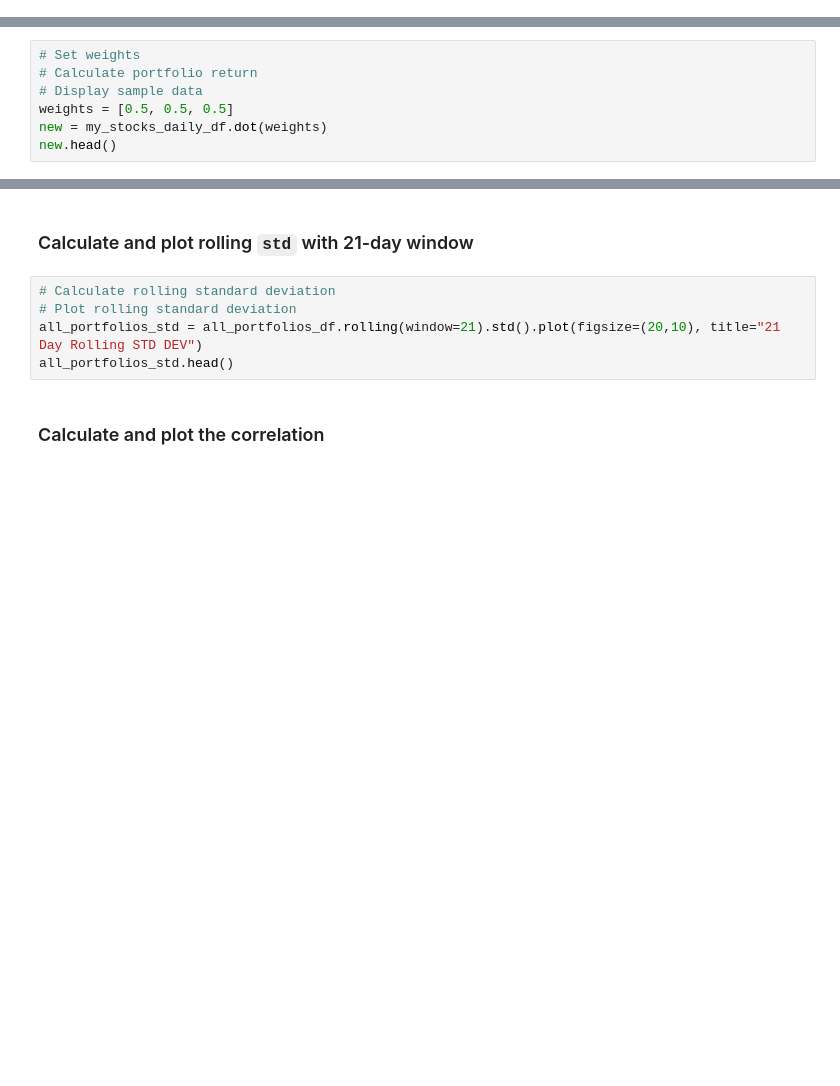
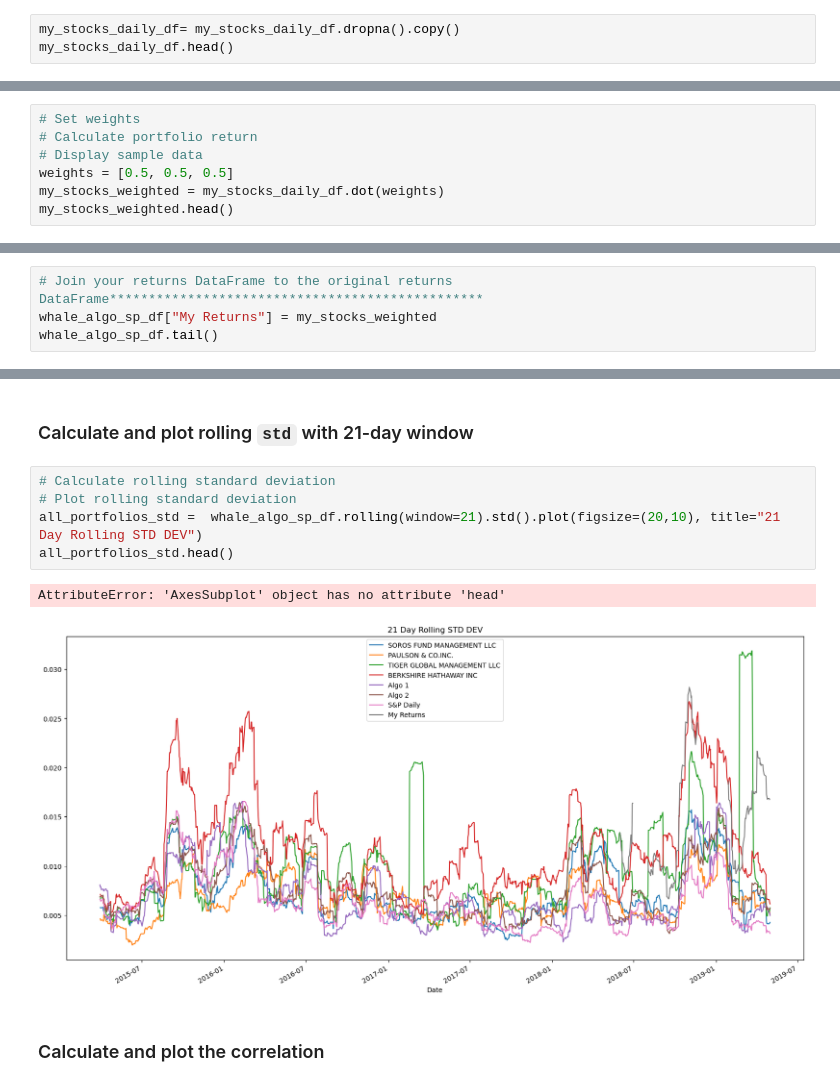
Before and after one commit to Forensicom/Bootcamp, a Jupyter notebook: InClassPracticals/Module4_PANDAS/Module4_Challenge/whale_analysis.ipynb, the cells around one changed output, grey strips where cells are left out. Saved outputs shown, nothing was run; the diff lists cells and outputs as text; blank space fills up the shorter version.

```diff
--- a/InClassPracticals/Module4_PANDAS/Module4_Challenge/whale_analysis.ipynb
+++ b/InClassPracticals/Module4_PANDAS/Module4_Challenge/whale_analysis.ipynb
@@ -516,0 +523,3 @@ my_stocks_daily_df.head()
+# %%
+my_stocks_daily_df= my_stocks_daily_df.dropna().copy()
+my_stocks_daily_df.head()
@@ -521,6 +547,6 @@ my_stocks_daily_df.head()
 # Calculate portfolio return
 # Display sample data
 weights = [0.5, 0.5, 0.5]
-new = my_stocks_daily_df.dot(weights)
-new.head()
+my_stocks_weighted = my_stocks_daily_df.dot(weights)
+my_stocks_weighted.head()
 # %% [output]
@@ -551,0 +561,4 @@ KeyError: "['Time'] not found in axis"
+# %%
+# Join your returns DataFrame to the original returns DataFrame************************************************
+whale_algo_sp_df["My Returns"] = my_stocks_weighted
+whale_algo_sp_df.tail()
@@ -565,8 +605,11 @@ all_portfolios_yr_std
 # %%
 # Calculate rolling standard deviation
 # Plot rolling standard deviation
-all_portfolios_std = all_portfolios_df.rolling(window=21).std().plot(figsize=(20,10), title="21 Day Rolling STD DEV")
+all_portfolios_std =  whale_algo_sp_df.rolling(window=21).std().plot(figsize=(20,10), title="21 Day Rolling STD DEV")
 all_portfolios_std.head()
+# %% [output]
+AttributeError: 'AxesSubplot' object has no attribute 'head'
+[figure, added]
 # %% [markdown]
 ### Calculate and plot the correlation
 # %%
```
Also changed, not shown: parts of 16 cells of this notebook.
